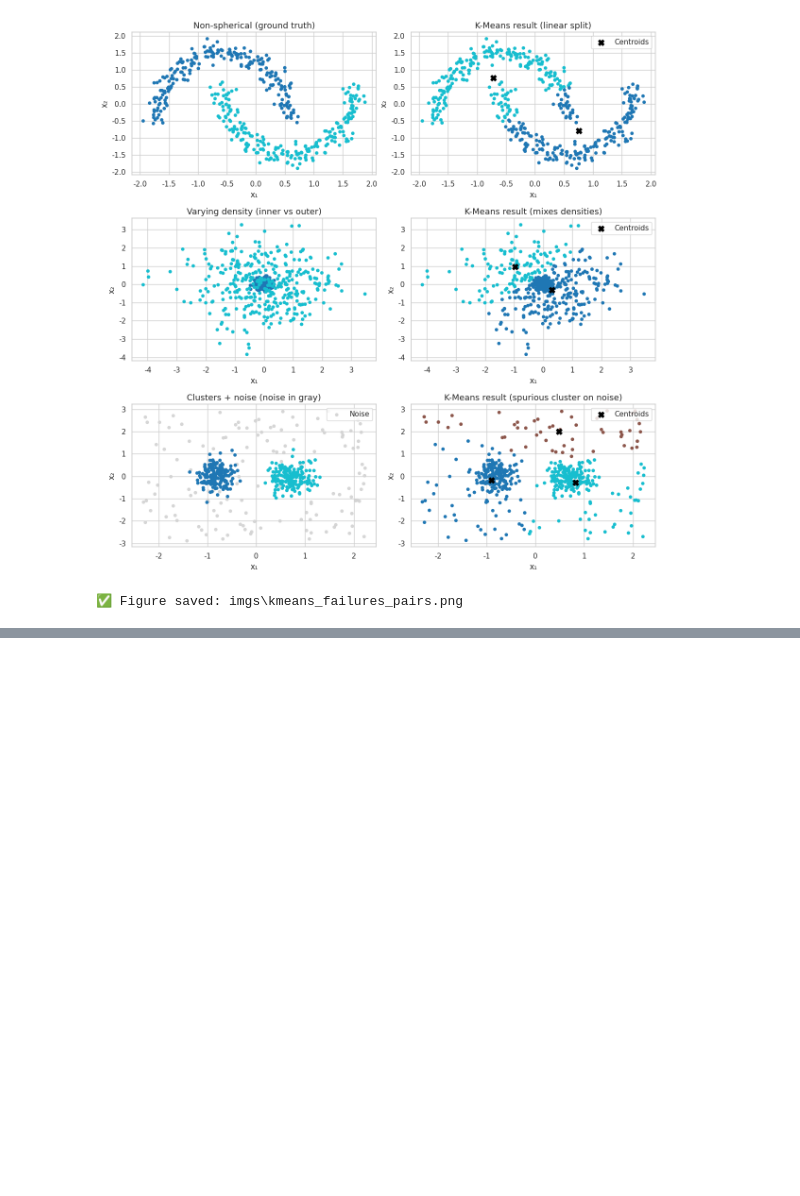
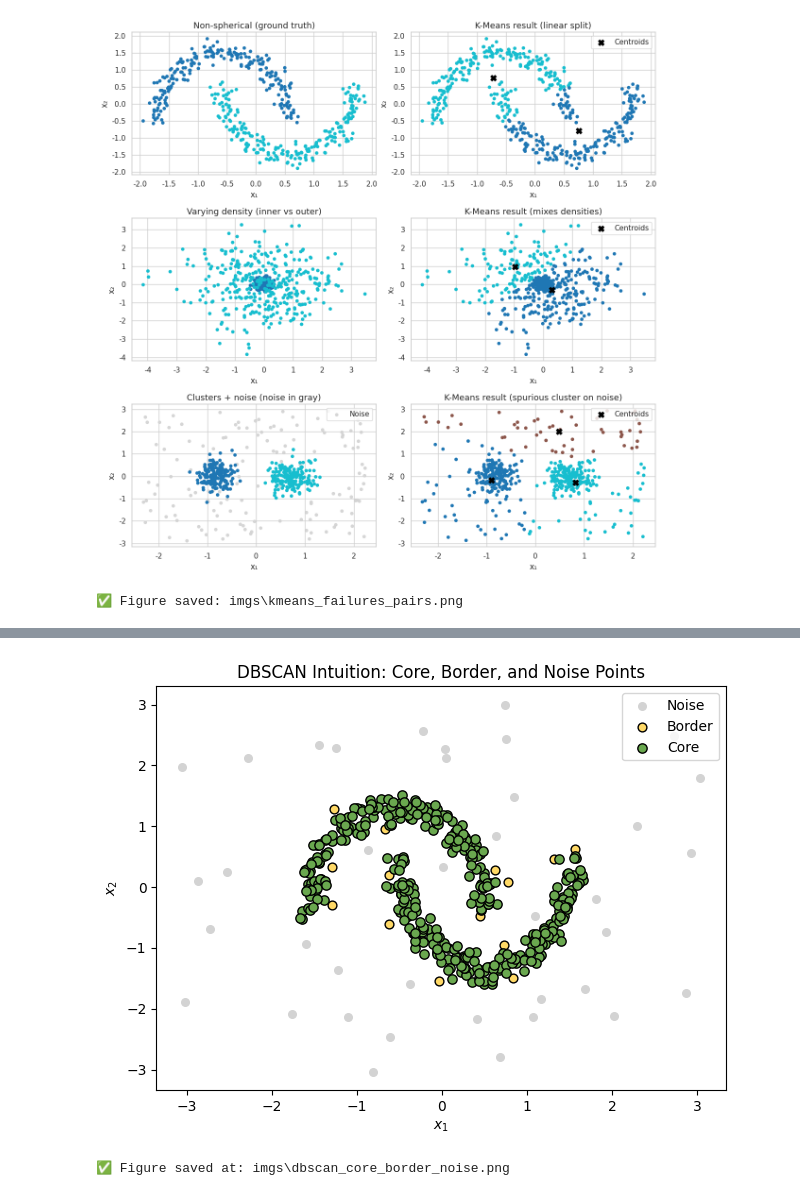
Before and after one commit to Yazdan-Ghanavati/clustering-dbscan-mini, a Jupyter notebook: DBSCAN_mini_series.ipynb, the cells around one changed output, grey strips where cells are left out. Drawn from its saved outputs; the diff is of its cells as text; code cells hidden in the pictures; blank space fills up the shorter version.

Commit message:
Post 4: DBSCAN intuition + core/border/noise visualization

```diff
--- a/DBSCAN_mini_series.ipynb
+++ b/DBSCAN_mini_series.ipynb
@@ -442,0 +463,51 @@ of *any shape or size* and can *ignore noise entirely*.
+# %%
+# ============================================================
+# 🧩 DBSCAN Intuition: visualize core / border / noise points
+# Saves: imgs/dbscan_core_border_noise.png
+# ============================================================
+import numpy as np
+import matplotlib.pyplot as plt
+from sklearn.cluster import DBSCAN
+from sklearn.datasets import make_moons
+from sklearn.preprocessing import StandardScaler
+import os
+
+# Ensure imgs folder exists
+IMGS_DIR = "imgs"
+os.makedirs(IMGS_DIR, exist_ok=True)
+
+# 1️⃣ Generate a dataset with curved clusters + random noise
+X, _ = make_moons(n_samples=400, noise=0.08, random_state=42)
+rng = np.random.default_rng(7)
+noise = rng.uniform(low=[-2.5, -1.5], high=[3.5, 2.0], size=(40, 2))
+X = np.vstack([X, noise])
+X = StandardScaler().fit_transform(X)
+
+# 2️⃣ Apply DBSCAN with a small epsilon (to expose noise)
+db = DBSCAN(eps=0.2, min_samples=5).fit(X)
+labels = db.labels_
+core_mask = np.zeros_like(labels, dtype=bool)
+core_mask[db.core_sample_indices_] = True
+
+# 3️⃣ Determine point types
+core_points = X[core_mask]
+border_points = X[(labels != -1) & (~core_mask)]
+noise_points = X[labels == -1]
+
+# 4️⃣ Plot: highlight core / border / noise points
+plt.figure(figsize=(6.5, 5))
+plt.scatter(noise_points[:,0], noise_points[:,1], c="lightgray", s=30, label="Noise")
+plt.scatter(border_points[:,0], border_points[:,1], c="#FFD966", s=40, edgecolors="k", label="Border")
+plt.scatter(core_points[:,0], core_points[:,1], c="#6AA84F", s=45, edgecolors="k", label="Core")
+
+plt.legend(loc="upper right", frameon=True)
+plt.title("DBSCAN Intuition: Core, Border, and Noise Points")
+plt.xlabel(r"$x_1$")
+plt.ylabel(r"$x_2$")
+plt.tight_layout()
+plt.savefig(os.path.join(IMGS_DIR, "dbscan_core_border_noise.png"), dpi=200, bbox_inches="tight")
+plt.show()
+print("✅ Figure saved at:", os.path.join(IMGS_DIR, "dbscan_core_border_noise.png"))
+# %% [output]
+[figure, added]
+✅ Figure saved at: imgs\dbscan_core_border_noise.png
```
Also changed, not shown: parts of 4 cells of this notebook, 1 other file.
